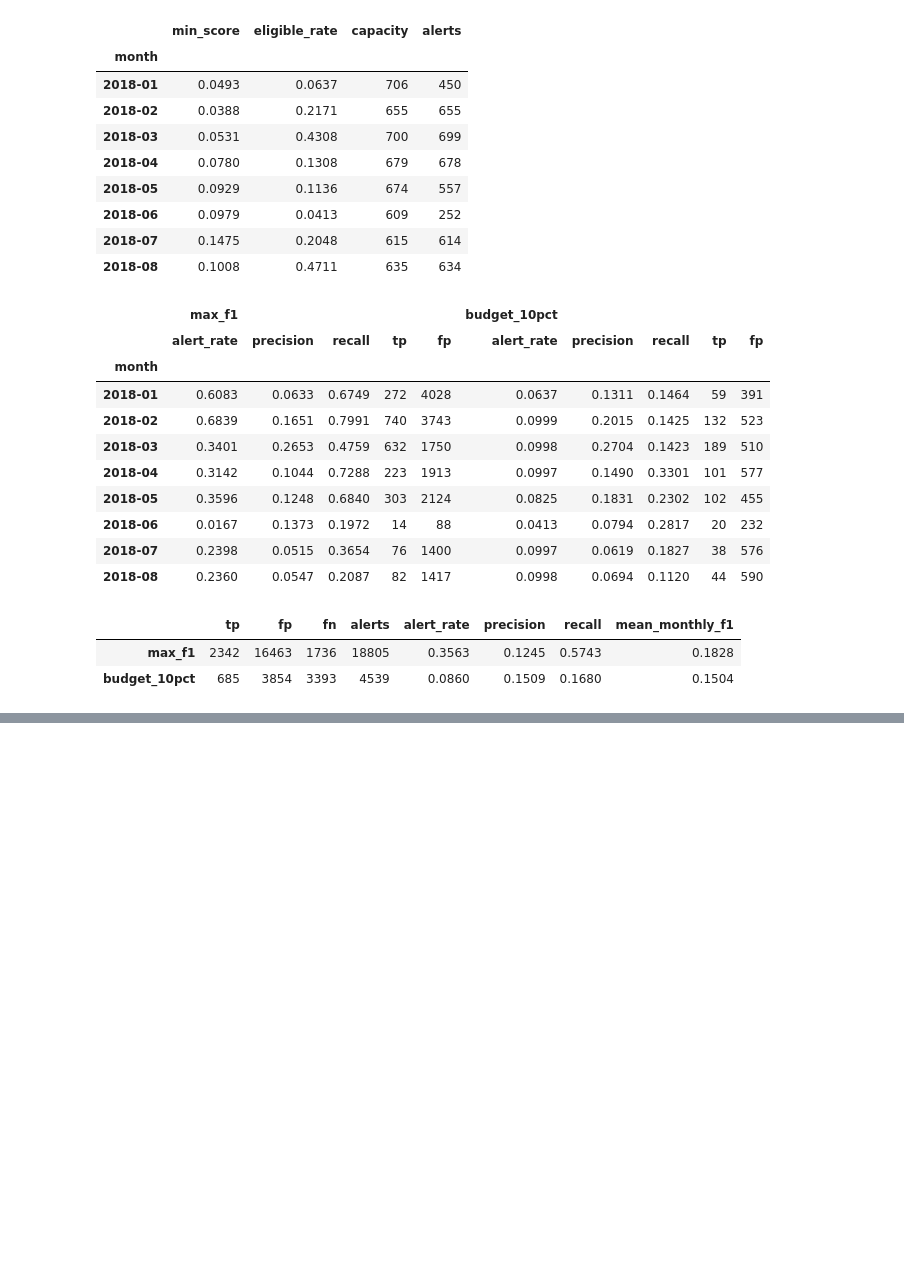
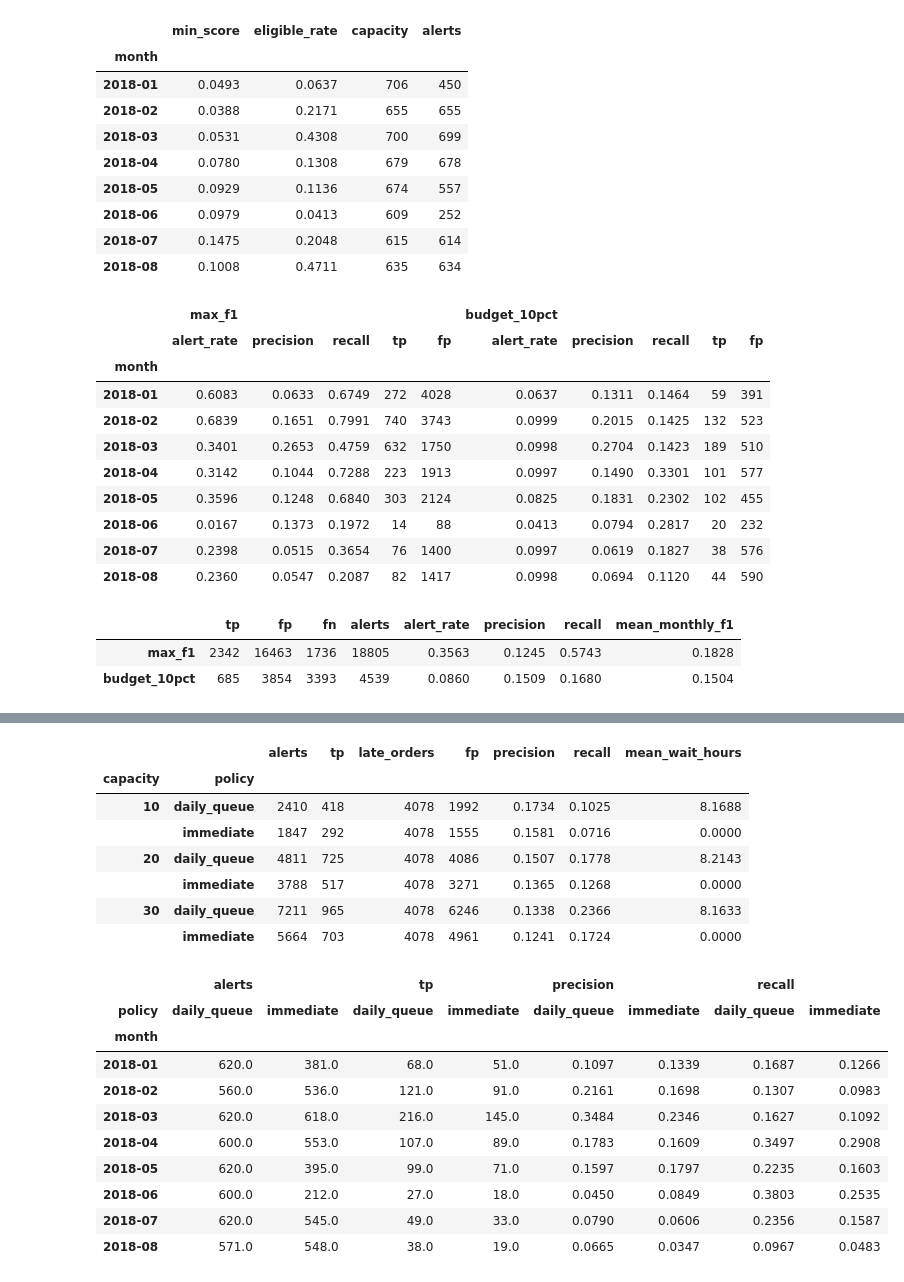
Before and after one commit to arthur-ccc/delivery-intelligence, a Jupyter notebook: notebooks/07_rolling_origin_evaluation.ipynb, the cells around one changed output, grey strips where cells are left out. Drawn from its saved outputs; the diff is of its cells as text; code cells hidden in the pictures; blank space fills up the shorter version.

Commit message:
feat: evaluate fixed daily review capacity and document promise provenance

```diff
--- a/notebooks/07_rolling_origin_evaluation.ipynb
+++ b/notebooks/07_rolling_origin_evaluation.ipynb
@@ -80,6 +80,7 @@ def fit_and_evaluate(columns, train, calibration, test):
 
 monthly_results = []
 budget_inputs = {}
+daily_inputs = {}
 fold_details = []
 for start in pd.date_range("2018-01-01", "2018-08-01", freq="MS"):
     end = start + pd.DateOffset(months=1)
@@ -110,6 +111,11 @@ for start in pd.date_range("2018-01-01", "2018-08-01", freq="MS"):
         monthly_results.append({"month": month, "variant": variant, **result})
         if variant == "with_promise":
             budget_inputs[month] = calibration_scores, test_scores, test[target].to_numpy()
+            daily_inputs[month] = (
+                test[[purchase, delivery, target]].assign(score=test_scores),
+                calibration_scores,
+                (calibration_end - calibration_start).days,
+            )
 
 folds = pd.DataFrame(fold_details).set_index("month")
 metrics = pd.DataFrame(monthly_results).set_index(["month", "variant"])
@@ -261,0 +272,74 @@ display(summary.round(4))
+# %%
+daily_rows = []
+for month, (scored, calibration_scores, calibration_days) in daily_inputs.items():
+    day = scored[purchase].dt.normalize()
+    review_at = day + pd.Timedelta(days=1)
+    open_at_review = scored[delivery] >= review_at
+    for capacity in (10, 20, 30):
+        fraction = min(capacity * calibration_days / len(calibration_scores), 1)
+        min_score = np.quantile(calibration_scores, 1 - fraction)
+        immediate = scored[scored["score"] >= min_score].groupby(day).head(capacity)
+        queue = (
+            scored[open_at_review].sort_values("score", ascending=False, kind="stable")
+            .groupby(day).head(capacity)
+        )
+        for policy, alerted in [("immediate", immediate), ("daily_queue", queue)]:
+            assert alerted.groupby(day).size().le(capacity).all()
+            elapsed_hours = (
+                (review_at - scored[purchase]).dt.total_seconds().div(3600)
+                .loc[alerted.index]
+            )
+            daily_rows.append({
+                "month": month, "capacity": capacity, "policy": policy,
+                "alerts": len(alerted), "tp": int(alerted[target].sum()),
+                "late_orders": int(scored[target].sum()),
+                "wait_hours": elapsed_hours.sum() if policy == "daily_queue" else 0,
+            })
+
+daily_counts = pd.DataFrame(daily_rows)
+daily_summary = daily_counts.groupby(["capacity", "policy"])[
+    ["alerts", "tp", "late_orders", "wait_hours"]
+].sum()
+daily_summary["fp"] = daily_summary["alerts"] - daily_summary["tp"]
+daily_summary["precision"] = daily_summary["tp"] / daily_summary["alerts"]
+daily_summary["recall"] = daily_summary["tp"] / daily_summary["late_orders"]
+daily_summary["mean_wait_hours"] = daily_summary["wait_hours"] / daily_summary["alerts"]
+display(daily_summary.drop(columns="wait_hours").round(4))
+
+monthly_20 = daily_counts.loc[daily_counts["capacity"].eq(20)].copy()
+monthly_20["precision"] = monthly_20["tp"] / monthly_20["alerts"]
+monthly_20["recall"] = monthly_20["tp"] / monthly_20["late_orders"]
+display(monthly_20.pivot(
+    index="month", columns="policy", values=["alerts", "tp", "precision", "recall"],
+).round(4))
+
+raw_orders = pd.read_csv(
+    root / "data" / "raw" / "olist_orders_dataset.csv",
+    usecols=["order_id", purchase, estimate],
+    parse_dates=[purchase, estimate],
+)
+print("Raw orders:", len(raw_orders))
+print("Duplicate order IDs:", raw_orders["order_id"].duplicated().sum())
+print("Missing estimated dates:", raw_orders[estimate].isna().sum())
+print("Estimated date before purchase day:",
+      raw_orders[estimate].dt.normalize().lt(raw_orders[purchase].dt.normalize()).sum())
+# %% [output]
+|  |  | alerts | tp | late_orders | fp | precision | recall | mean_wait_hours |
+| capacity | policy |  |  |  |  |  |  |  |
+| 10 | daily_queue | 2410 | 418 | 4078 | 1992 | 0.1734 | 0.1025 | 8.1688 |
+|  | immediate | 1847 | 292 | 4078 | 1555 | 0.1581 | 0.0716 | 0.0000 |
+| 20 | daily_queue | 4811 | 725 | 4078 | 4086 | 0.1507 | 0.1778 | 8.2143 |
+|  | immediate | 3788 | 517 | 4078 | 3271 | 0.1365 | 0.1268 | 0.0000 |
+| 30 | daily_queue | 7211 | 965 | 4078 | 6246 | 0.1338 | 0.2366 | 8.1633 |
+|  | immediate | 5664 | 703 | 4078 | 4961 | 0.1241 | 0.1724 | 0.0000 |
+|  | alerts |  | tp |  | precision |  | recall |  |
+| policy | daily_queue | immediate | daily_queue | immediate | daily_queue | immediate | daily_queue | immediate |
+| month |  |  |  |  |  |  |  |  |
+| 2018-01 | 620.0 | 381.0 | 68.0 | 51.0 | 0.1097 | 0.1339 | 0.1687 | 0.1266 |
+| 2018-02 | 560.0 | 536.0 | 121.0 | 91.0 | 0.2161 | 0.1698 | 0.1307 | 0.0983 |
+| 2018-03 | 620.0 | 618.0 | 216.0 | 145.0 | 0.3484 | 0.2346 | 0.1627 | 0.1092 |
+| 2018-04 | 600.0 | 553.0 | 107.0 | 89.0 | 0.1783 | 0.1609 | 0.3497 | 0.2908 |
+| 2018-05 | 620.0 | 395.0 | 99.0 | 71.0 | 0.1597 | 0.1797 | 0.2235 | 0.1603 |
+| 2018-06 | 600.0 | 212.0 | 27.0 | 18.0 | 0.0450 | 0.0849 | 0.3803 | 0.2535 |
+| 2018-07 | 620.0 | 545.0 | 49.0 | 33.0 | 0.0790 | 0.0606 | 0.2356 | 0.1587 |
+| 2018-08 | 571.0 | 548.0 | 38.0 | 19.0 | 0.0665 | 0.0347 | 0.0967 | 0.0483 |
```
Also changed, not shown: parts of 2 cells of this notebook, 2 other files.
